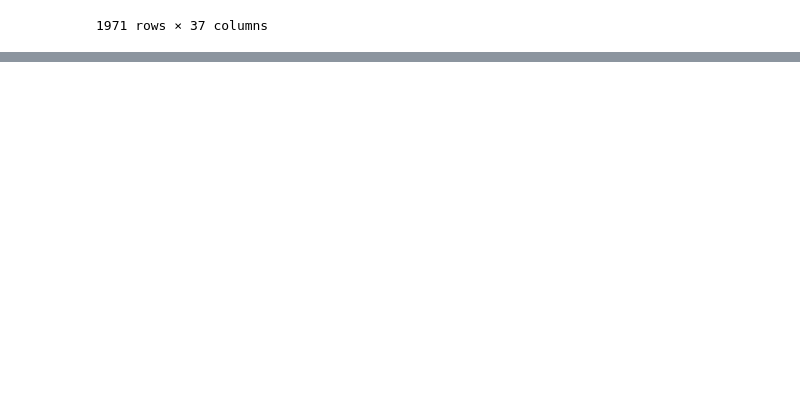
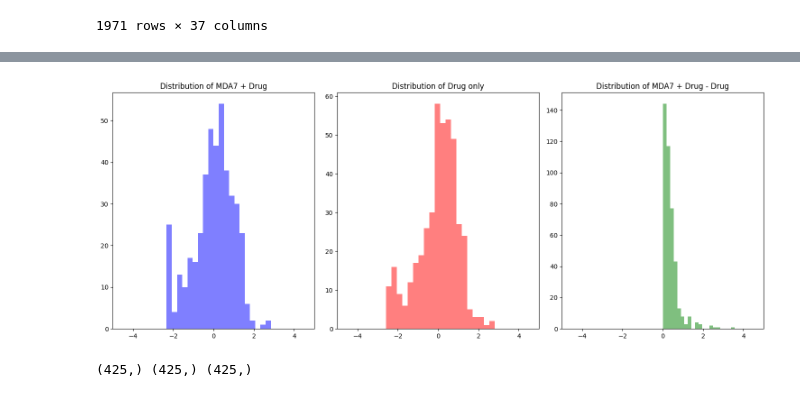
Before and after one commit to debnathk/dleps, a Jupyter notebook: code/DLEPS/split_training_data.ipynb, the cells around one changed output, grey strips where cells are left out. Cells and saved outputs as stored; diff of their text form; code cells hidden in the pictures; blank space fills up the shorter version.

```diff
--- a/code/DLEPS/split_training_data.ipynb
+++ b/code/DLEPS/split_training_data.ipynb
@@ -107,0 +193,11 @@ df_drug_only
+# %%
+df_drug_only = df_drug_only.dropna(axis=1)
+
+# Calculate mean
+df_drug_only['Drug_mean'] = df_drug_only.mean(axis=1)
+
+# Standardize mean
+df_drug_only['Drug_mean_standardized'] = zscore(df_drug_only['Drug_mean'])
+
+
+df_drug_only
@@ -108,2 +228,10 @@ df_drug_only
 # %%
 # Use z-score method, the other method doesn't work because inconsistent data loss
+
+x = df_mda7_drug['MDA7+Drug_mean_standardized']
+y = df_drug_only['Drug_mean_standardized']
+
+diff_squared = (x - y)**2
+
+MDA7_only_data = np.sqrt(diff_squared)
+MDA7_only_data
@@ -109,0 +251,23 @@ df_drug_only
+# %%
+# Plot all three distributions
+fig, axs = plt.subplots(1, 3, figsize=(15, 6))
+
+# Plot MDA7 + Drug
+axs[0].hist(x, bins=20, alpha=0.5, color='b')
+axs[0].set_title('Distribution of MDA7 + Drug')
+axs[0].set_xlim(-5, 5)
+
+# Plot Drug only
+axs[1].hist(y, bins=20, alpha=0.5, color='r')
+axs[1].set_title('Distribution of Drug only')
+axs[1].set_xlim(-5, 5)
+
+# Plot MDA7 + Drug - Drug
+axs[2].hist(MDA7_only_data, bins=20, alpha=0.5, color='g')
+axs[2].set_title('Distribution of MDA7 + Drug - Drug')
+axs[2].set_xlim(-5, 5)
+
+plt.tight_layout()
+plt.show()
+# %% [output]
+[figure, added]
@@ -109,0 +288,13 @@ df_drug_only
+# %%
+h5f1 = h5py.File('y_MDA7+DRUG.h5', 'r')
+data1 = h5f1['data'][:]
+
+h5f2 = h5py.File('y_DRUG.h5', 'r')
+data2 = h5f2['data'][:]
+
+h5f3 = h5py.File('y_MDA7.h5', 'r')
+data3 = h5f3['data'][:]
+
+print(data1.shape, data2.shape, data3.shape)
+# %% [output]
+(425,) (425,) (425,)
```
Also changed, not shown: parts of 17 cells of this notebook, 3 other files.
